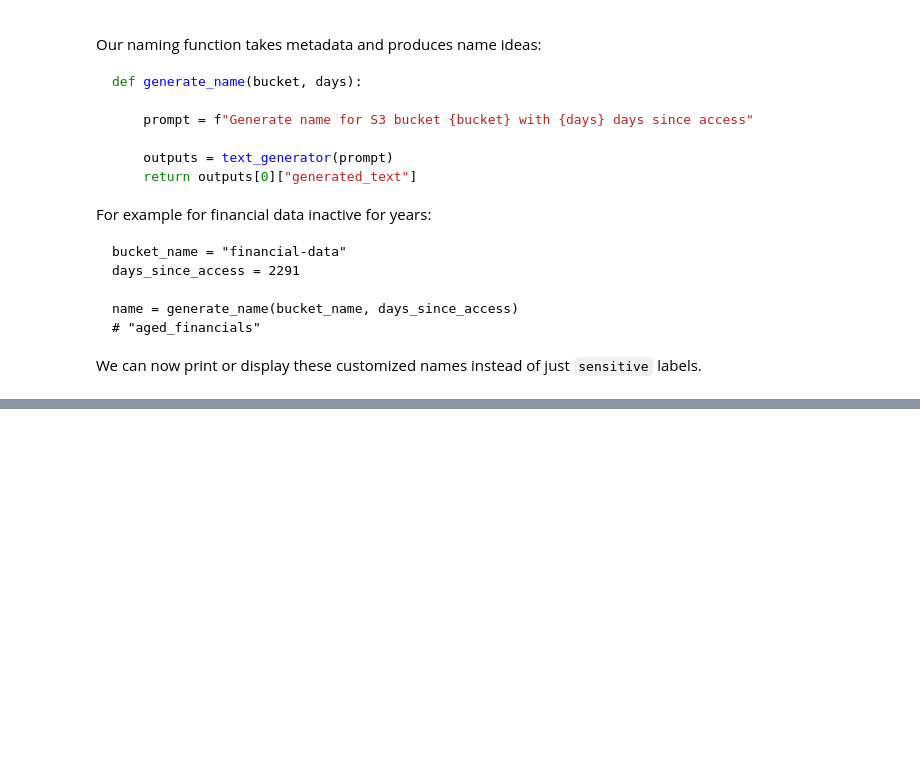
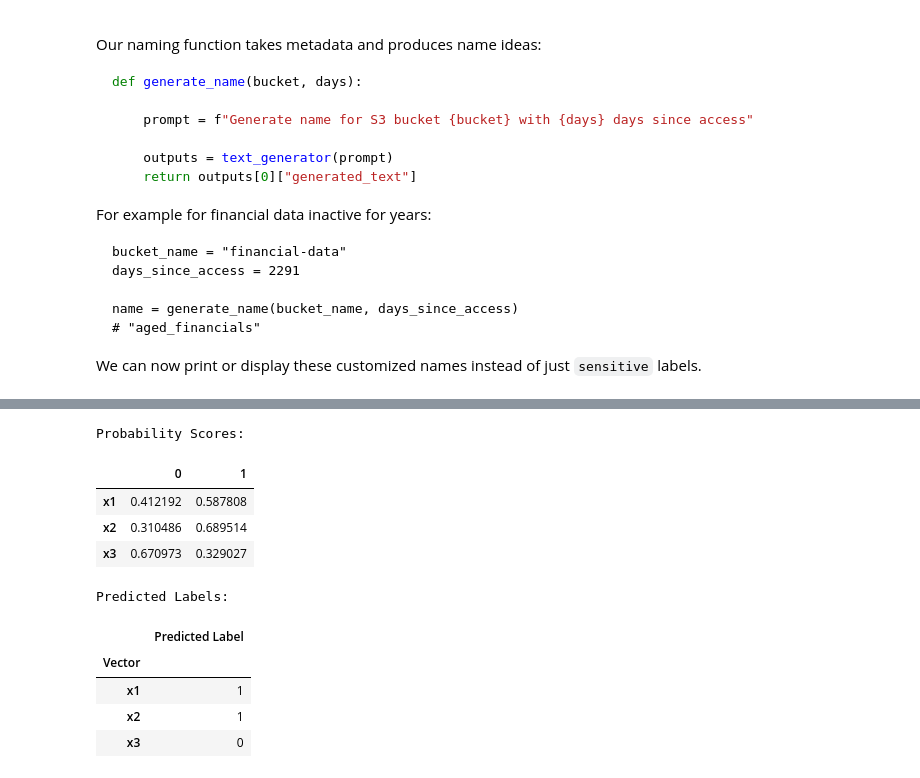
Before and after one commit to mgorav/Vectors, a Jupyter notebook: classification_s3_metadata.ipynb, the cells around one changed output, grey strips where cells are left out. Cells and saved outputs as stored; diff of their text form; code cells hidden in the pictures; blank space fills up the shorter version.

Commit message:
add notebook based POC

```diff
--- a/classification_s3_metadata.ipynb
+++ b/classification_s3_metadata.ipynb
@@ -432,0 +435,44 @@ Generate name for S3 bucket financial-data with 2291 days since access, if any.
+# %%
+from sklearn.naive_bayes import MultinomialNB
+import pandas as pd
+
+# Reusing the vectorizer, df, and trained classifier 'nb' from the notebook
+X = vectorizer.fit_transform(df['s3bucket'])
+y = [0, 1, 0, 0, 1, 0]  # Using the 'y' as defined in the notebook
+
+# Assuming the trained 'nb' classifier is available as per the notebook code
+# We don't need to instantiate or fit it again since it's already done in the notebook
+
+# Predict the probabilities for the first three vectors in X (assuming they correspond to x1, x2, x3)
+probabilities = nb.predict_proba(X[:3])
+
+# Get the class labels from the classifier
+class_labels = nb.classes_
+
+# Assuming x1, x2, x3 are the first three vectors
+vectors = ['x1', 'x2', 'x3']
+
+# Create a DataFrame for classifier output
+probabilities_df = pd.DataFrame(probabilities, index=vectors, columns=class_labels)
+
+# Predict the highest probability label for each vector and create a DataFrame
+predicted_labels = {vector: class_labels[prob.argmax()] for vector, prob in zip(vectors, probabilities)}
+predicted_labels_df = pd.DataFrame(list(predicted_labels.items()), columns=['Vector', 'Predicted Label']).set_index('Vector')
+
+# Display the tables
+print("Probability Scores:")
+display(probabilities_df)
+print("\nPredicted Labels:")
+display(predicted_labels_df)
+# %% [output]
+Probability Scores:
+|  | 0 | 1 |
+| x1 | 0.412192 | 0.587808 |
+| x2 | 0.310486 | 0.689514 |
+| x3 | 0.670973 | 0.329027 |
+Predicted Labels:
+|  | Predicted Label |
+| Vector |  |
+| x1 | 1 |
+| x2 | 1 |
+| x3 | 0 |
```
Also changed, not shown: parts of 3 cells of this notebook.
